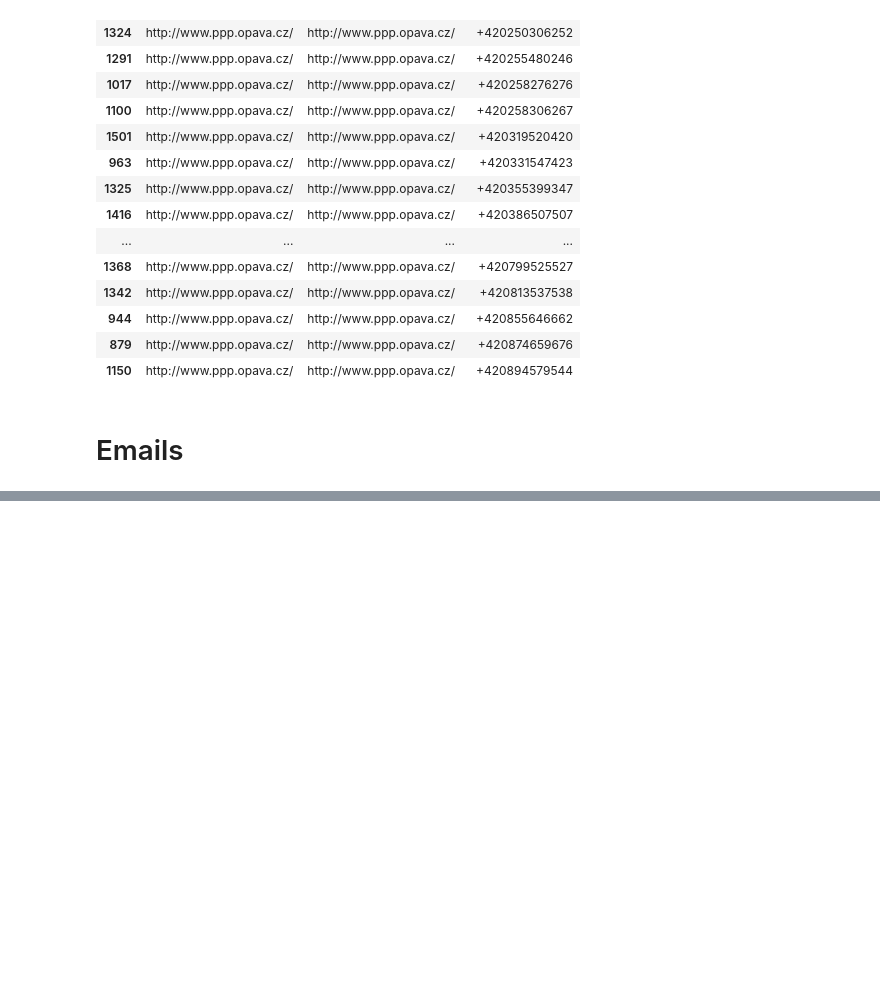
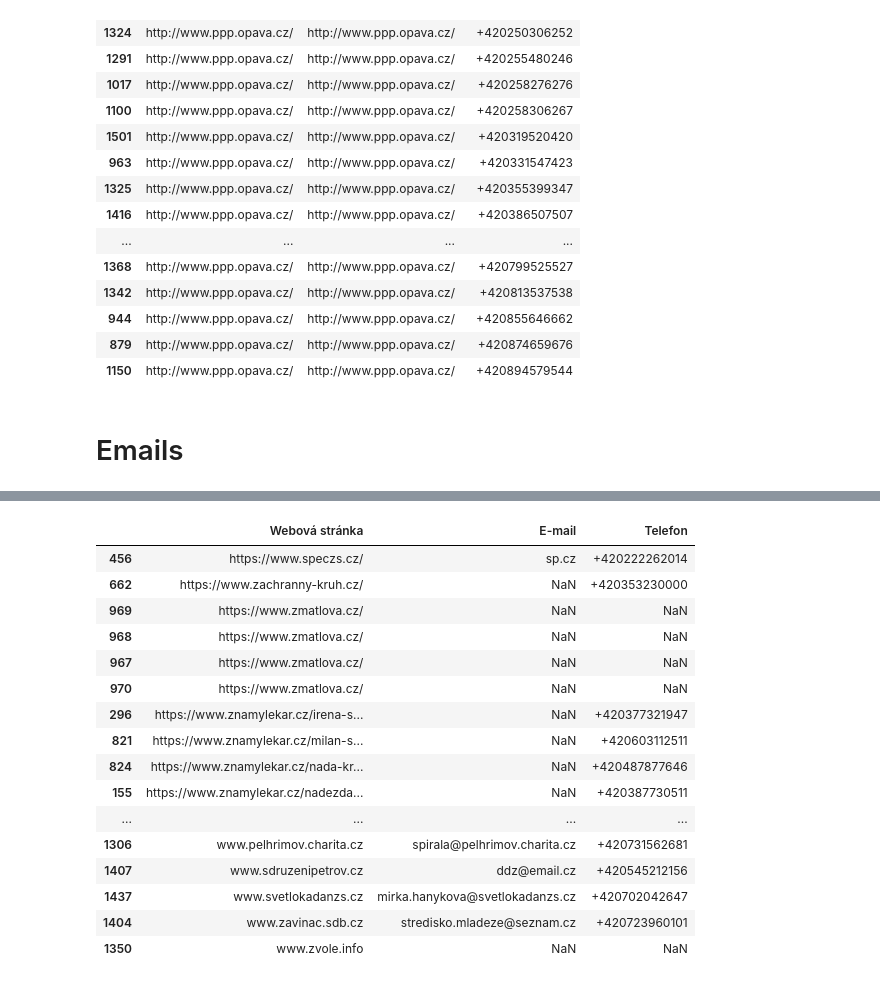
Before and after one commit to DmitriiSid/SafeZone, a Jupyter notebook: notebooks/validation_master.ipynb, the cells around one changed output, grey strips where cells are left out. Cells and saved outputs as stored; diff of their text form; code cells hidden in the pictures; blank space fills up the shorter version.

```diff
--- a/notebooks/validation_master.ipynb
+++ b/notebooks/validation_master.ipynb
@@ -438,0 +470,42 @@ sorted_df.to_csv('../data/2_06/emails.csv')
+# %%
+# Load the initial contact database
+db_pomoci = pd.read_csv("../db_pomoci.csv")
+db_pomoci['E-mail'] = db_pomoci['E-mail'].apply(clean_email)
+ress_df = udf(db_pomoci,"Telefon")
+db_pomoci['Telefon'] = ress_df["formated_number"]
+db_pomoci = db_pomoci[~db_pomoci["Webová stránka"].isna()]
+db_pomoci.loc[db_pomoci['Webová stránka'].str.startswith('www'), 'web'] = db_pomoci['Webová stránka'].str.replace('^www', 'https://www', regex=True)
+
+# Load the scraped data from Mapy.cz
+maps_results = pd.read_csv('../data/maps_results.csv', delimiter=";")
+
+# Load the combined scraped data
+
+
+# Combine emails and phone numbers from maps_results and combined_df
+maps_contacts = pd.concat([
+    maps_results[['Email']].rename(columns={'Email': 'Contact'}),
+    maps_results[['API Phone']].rename(columns={'API Phone': 'Contact'})
+]).dropna().drop_duplicates()
+
+# Extract contacts from combined_df
+scraped_contacts = combined_df[['Contact']].dropna().drop_duplicates()
+
+# Function to check if a contact exists in the scraped data
+def check_contact(contact, contacts_df):
+    return contact in contacts_df['Contact'].values
+
+# Check and flag contacts in db_pomoci
+db_pomoci['Matched'] = db_pomoci.apply(
+    lambda row: 'matched' if check_contact(row['E-mail'], maps_contacts) or
+                           check_contact(row['Telefon'], maps_contacts) or
+                           check_contact(row['E-mail'], scraped_contacts) or
+                           check_contact(row['Telefon'], scraped_contacts)
+                else 'unmatched', axis=1)
+
+# Save the resulting DataFrame to a new CSV file
+db_pomoci.to_csv('../data/2_06/db_pomoci_flagged.csv', index=False)
+
+# Print the resulting DataFrame
+#db_pomoci.head(20)
+unmatched_webs = list(set(db_pomoci[db_pomoci["Matched"]== "unmatched"].sort_values(by="Webová stránka",ascending=False)["Webová stránka"]))
@@ -438,0 +535,20 @@ sorted_df.to_csv('../data/2_06/emails.csv')
+# %%
+db_pomoci[(db_pomoci["Matched"]== "unmatched" )& ~(db_pomoci["Webová stránka"].isna())].sort_values(by = "Webová stránka")[["Webová stránka", "E-mail", "Telefon"]].tail(30)
+# %% [output]
+|  | Webová stránka | E-mail | Telefon |
+| 456 | https://www.speczs.cz/ | sp.cz | +420222262014 |
+| 662 | https://www.zachranny-kruh.cz/ | NaN | +420353230000 |
+| 969 | https://www.zmatlova.cz/ | NaN | NaN |
+| 968 | https://www.zmatlova.cz/ | NaN | NaN |
+| 967 | https://www.zmatlova.cz/ | NaN | NaN |
+| 970 | https://www.zmatlova.cz/ | NaN | NaN |
+| 296 | https://www.znamylekar.cz/irena-s... | NaN | +420377321947 |
+| 821 | https://www.znamylekar.cz/milan-s... | NaN | +420603112511 |
+| 824 | https://www.znamylekar.cz/nada-kr... | NaN | +420487877646 |
+| 155 | https://www.znamylekar.cz/nadezda... | NaN | +420387730511 |
+| ... | ... | ... | ... |
+| 1306 | www.pelhrimov.charita.cz | spirala@pelhrimov.charita.cz | +420731562681 |
+| 1407 | www.sdruzenipetrov.cz | ddz@email.cz | +420545212156 |
+| 1437 | www.svetlokadanzs.cz | mirka.hanykova@svetlokadanzs.cz | +420702042647 |
+| 1404 | www.zavinac.sdb.cz | stredisko.mladeze@seznam.cz | +420723960101 |
+| 1350 | www.zvole.info | NaN | NaN |
```
Also changed, not shown: parts of 8 cells of this notebook, 1 other file.
